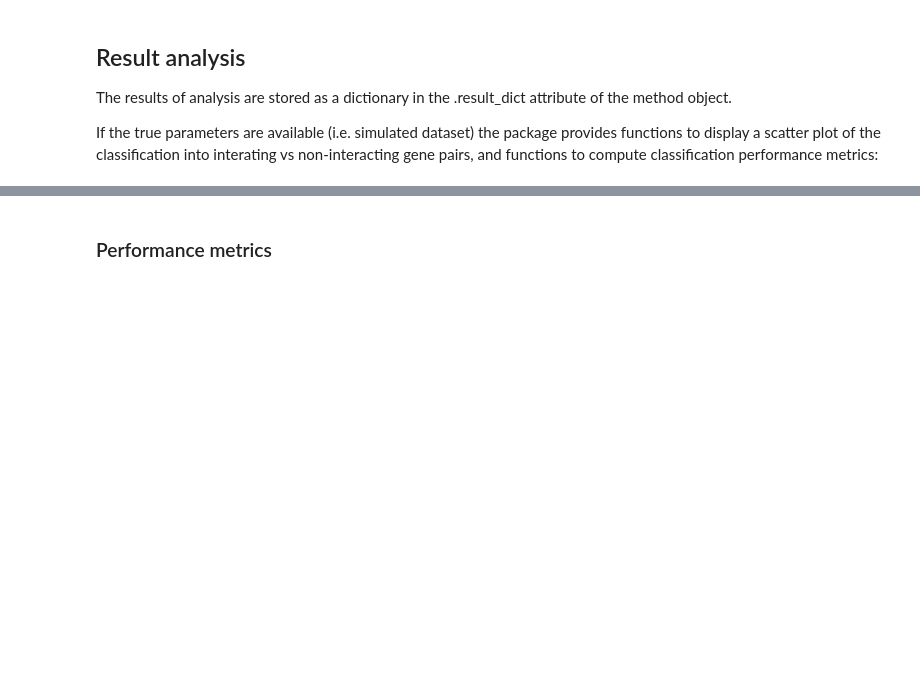
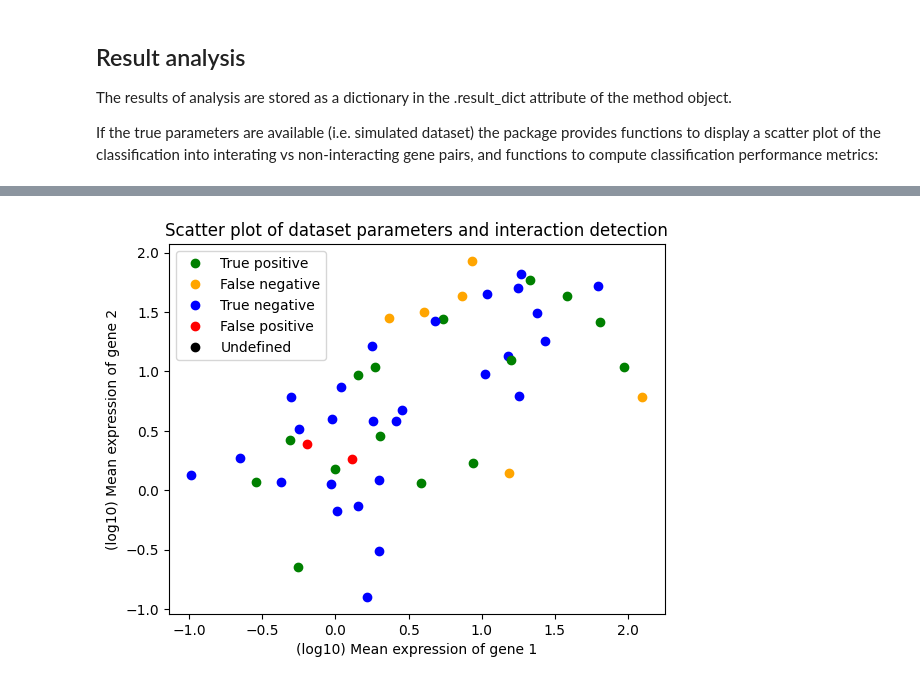
Before and after one commit to willjgh/interaction-inference, a Jupyter notebook: examples/example_notebook.ipynb, the cells around one changed output, grey strips where cells are left out. Cells and saved outputs as stored; diff of their text form; code cells hidden in the pictures; blank space fills up the shorter version.

```diff
--- a/examples/example_notebook.ipynb
+++ b/examples/example_notebook.ipynb
@@ -103,4 +111,4 @@ results.scatter_results(minz)
 # %%
-results.scatter_results(corr)
+results.scatter_results(corr, detailed=True)
+# %% [output]
+[figure, added]
-# %% [markdown]
-### Performance metrics
```
Also changed, not shown: parts of 10 cells of this notebook.
